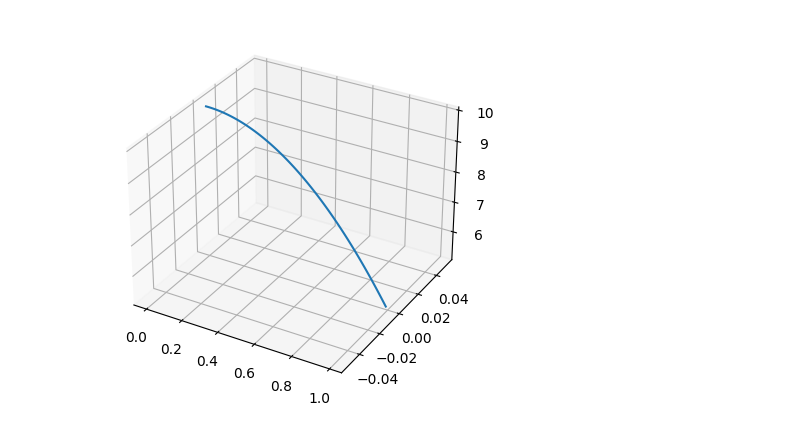
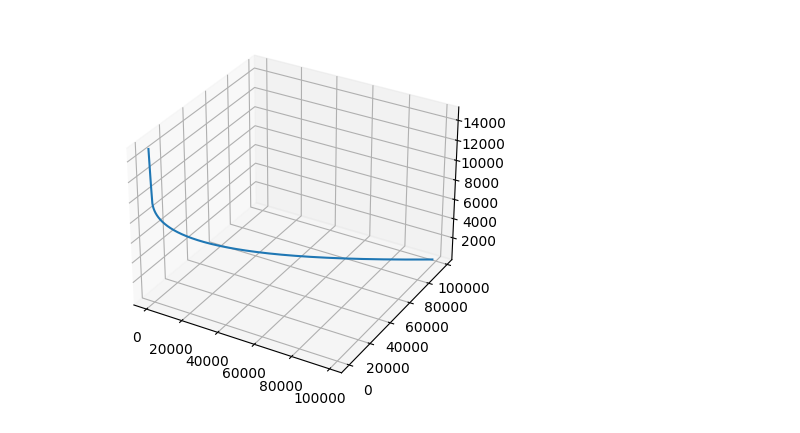
Before and after one commit to Case-Rocket-Team/Parafoil-Simulator-Bodge, a Jupyter notebook: Simulation_Test.ipynb, the cells around one changed output. Cells and saved outputs as stored; diff of their text form; code cells hidden in the pictures.

Commit message:
descent function finished!

```diff
--- a/Simulation_Test.ipynb
+++ b/Simulation_Test.ipynb
@@ -72,21 +59,35 @@ class State:
-# %%
-dylan = State()
-dylan.pos = np.array((0,0,10),dtype='float64')
-dylan.vel = np.array((1,0,0),dtype='float64')
-dylan.acc = np.array([0,0,-9.8],dtype='float64')
-x = []
-y = []
-z = []
-
-for _ in range(100):
-    x.append(dylan.pos[0])
-    y.append(dylan.pos[1])
-    z.append(dylan.pos[2])
-
-    dylan.update()
-ax = plt.figure().add_subplot(projection='3d')
-ax.plot(x, y, z, label='parametric curve')
-
-plt.show()
-# %% [output]
-[figure, removed]
+# %%
+rocket = State()
+rocket.pos = np.array((0,0,15000),dtype='float64')
+rocket.vel = np.array((5,0,0),dtype='float64')
+rocket.acc = np.array((0,0,0),dtype='float64')
+
+x = []
+y = []
+z = []
+
+while rocket.pos[2] > 0:
+    x.append(rocket.pos[0])
+    y.append(rocket.pos[1])
+    z.append(rocket.pos[2])
+    if(rocket.pos[2]< 10000):
+        if rocket.vel[0] != 0:
+            angle = -meth.atan(rocket.vel[1]/rocket.vel[0])
+        else: #spiral function
+            angle = meth.pi
+        angle += meth.pi / 2
+        rocket.acc = np.array(( meth.cos(angle), meth.sin(angle), 0),dtype='float64')
+
+
+    fallRate = -rocket.rateOfDescent(rocket.pos[2])
+    rocket.vel[2] = fallRate
+
+
+    rocket.update()
+
+ax = plt.figure().add_subplot(projection='3d')
+ax.plot(x, y, z, label='parametric curve')
+
+plt.show()
+# %% [output]
+[figure, added]
```
Also changed, not shown: parts of 1 cell of this notebook.
